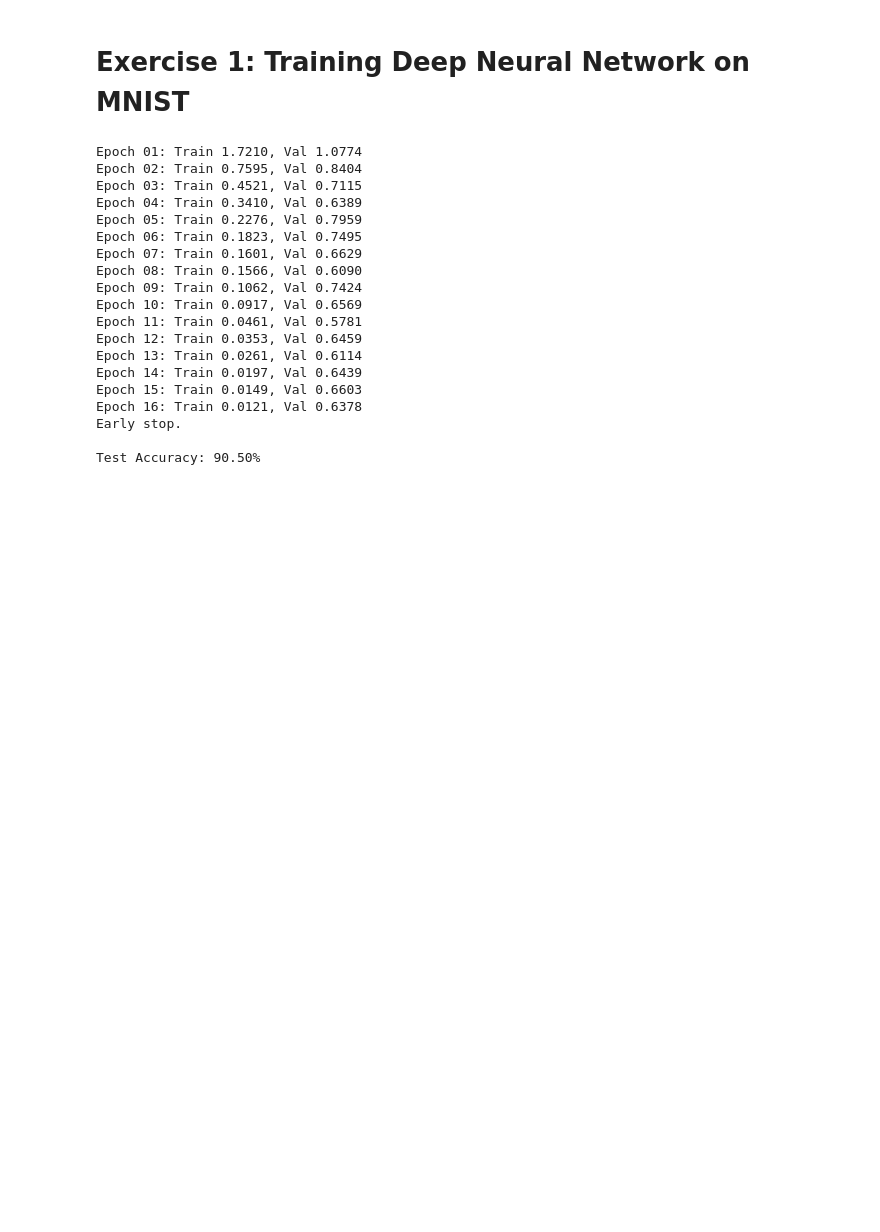
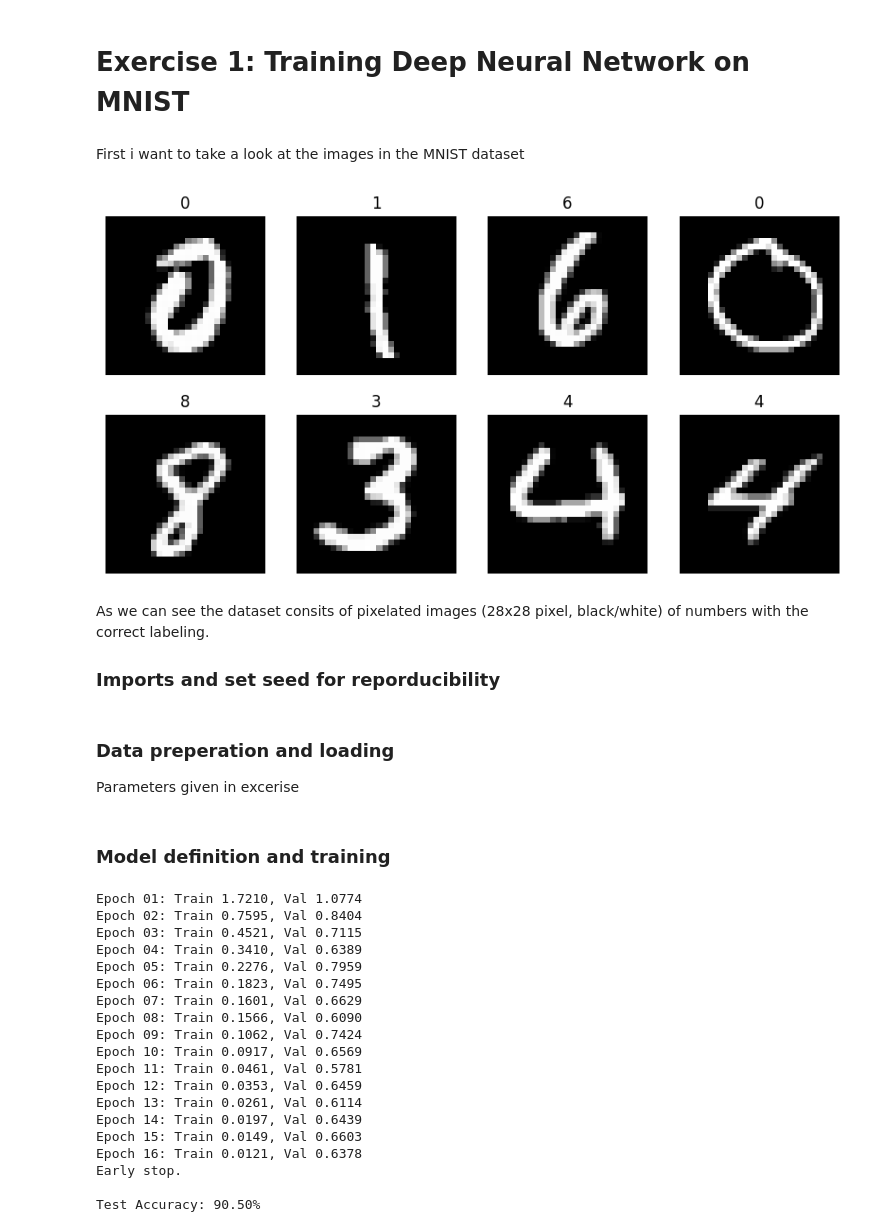
Before and after one commit to MustafaKess/IDATG2208-ML-assignment-3, a Jupyter notebook: exercise 1/Q1.ipynb, the cells around one changed output. Drawn from its saved outputs; the diff is of its cells as text; code cells hidden in the pictures; blank space fills up the shorter version.

Commit message:
Analyzed the MNIST dataset and cleaned up structure

```diff
--- a/exercise 1/Q1.ipynb
+++ b/exercise 1/Q1.ipynb
@@ -1,3 +1,36 @@
 # %% [markdown]
 # Exercise 1: Training Deep Neural Network on MNIST
+# %% [markdown]
+First i want to take a look at the images in the MNIST dataset
+# %%
+import torch
+import matplotlib.pyplot as plt
+from torchvision import datasets, transforms
+from torch.utils.data import Subset
+torch.manual_seed(42)
+
+
+transform = transforms.Compose([
+    transforms.ToTensor(),
+    transforms.Normalize((0.5,), (0.5,))
+])
+mnist_full = datasets.MNIST('./data', train=True, download=True, transform=transform)
+mnist_subset = Subset(mnist_full, range(1000))
+
+indices = torch.randperm(len(mnist_subset))[:8]
+images = torch.stack([mnist_subset[i][0] for i in indices])
+labels = torch.tensor([mnist_subset[i][1] for i in indices])
+plt.figure(figsize=(10,5))
+for i in range(8):
+    plt.subplot(2,4,i+1)
+    plt.imshow(images[i].squeeze().numpy(), cmap='gray')
+    plt.title(labels[i].item())
+    plt.axis('off')
+plt.show()
+# %% [output]
+[figure, added]
+# %% [markdown]
+As we can see the dataset consits of pixelated images (28x28 pixel, black/white) of numbers with the correct labeling.
+
+### Imports and set seed for reporducibility
 # %%
@@ -17,3 +49,6 @@ torch.manual_seed(seed)
 np.random.seed(seed)
 random.seed(seed)
 device = torch.device('cuda' if torch.cuda.is_available() else 'cpu')
+# %% [markdown]
+### Data preperation and loading
+Parameters given in excerise
@@ -20 +67,3 @@ device = torch.device('cuda' if torch.cuda.is_available() else 'cpu')
+# %% [markdown]
+### Model definition and training
 # %%
```
Also changed, not shown: parts of 3 cells of this notebook.
